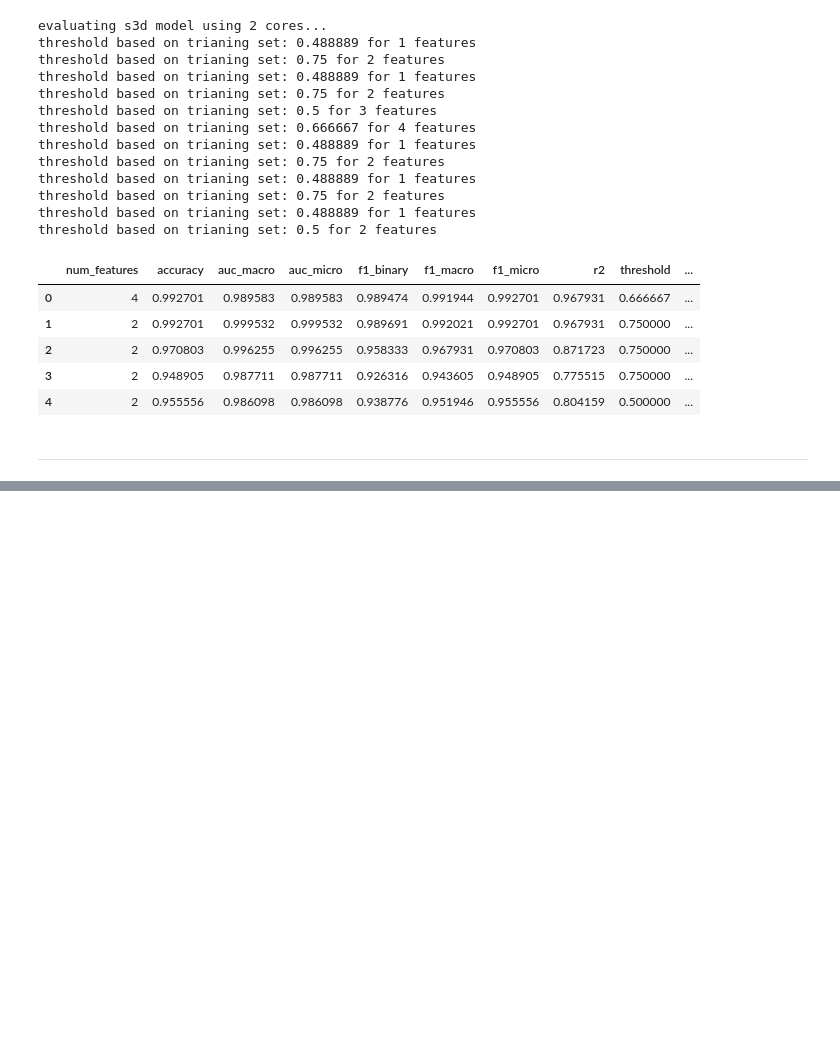
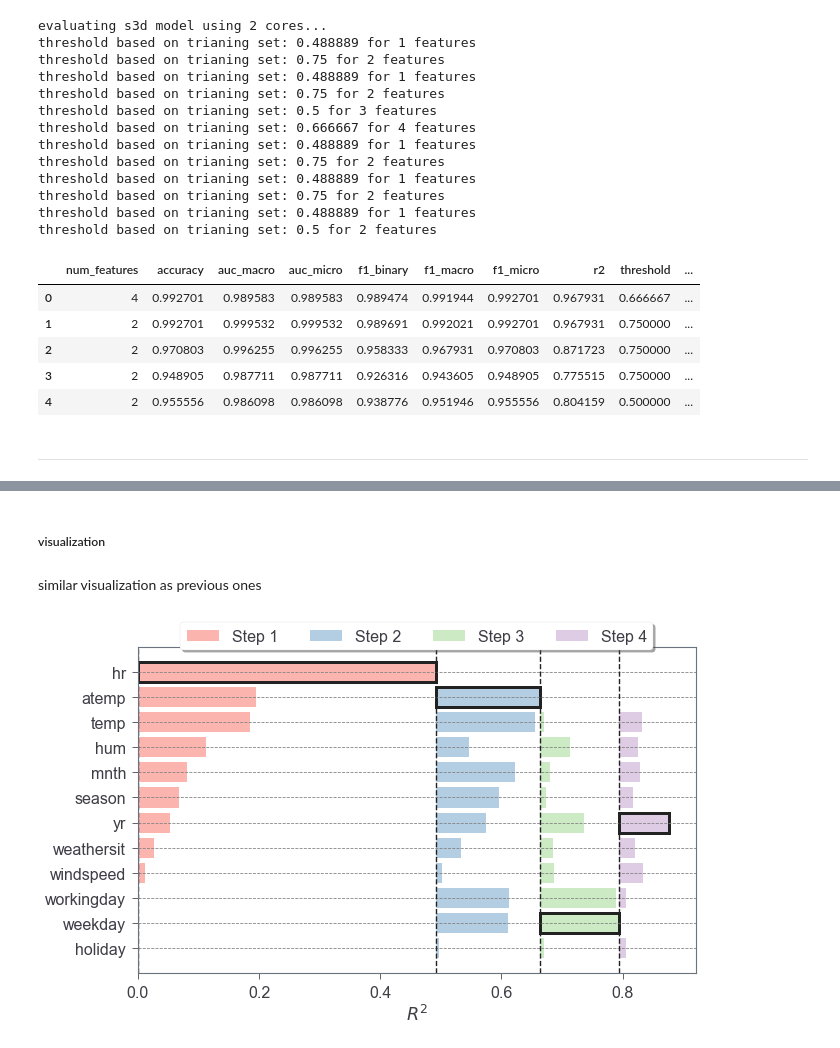
Before and after one commit to peterfennell/S3D, a Jupyter notebook: s3d/quickstart.ipynb, the cells around one changed output, grey strips where cells are left out. Saved outputs shown, nothing was run; the diff lists cells and outputs as text; code cells hidden in the pictures; blank space fills up the shorter version.

```diff
--- a/s3d/quickstart.ipynb
+++ b/s3d/quickstart.ipynb
@@ -564,0 +628,11 @@ threshold based on trianing set: 0.5 for 2 features
+# %% [markdown]
+##### visualization
+# %% [markdown]
+similar visualization as previous ones
+# %%
+train_model = 'models/bike/0/'
+dim = 2
+# %%
+fig, ax = utils.visualize_s3d_steps(train_model, figsize=(10,6))
+# %% [output]
+[figure, added]
```
Also changed, not shown: parts of 29 cells of this notebook, 4 other files.
